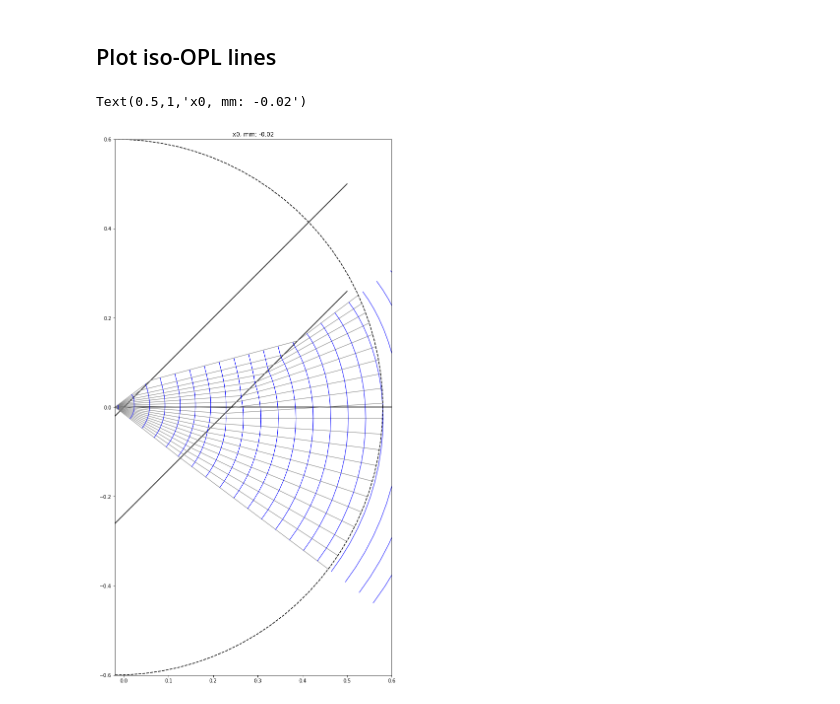
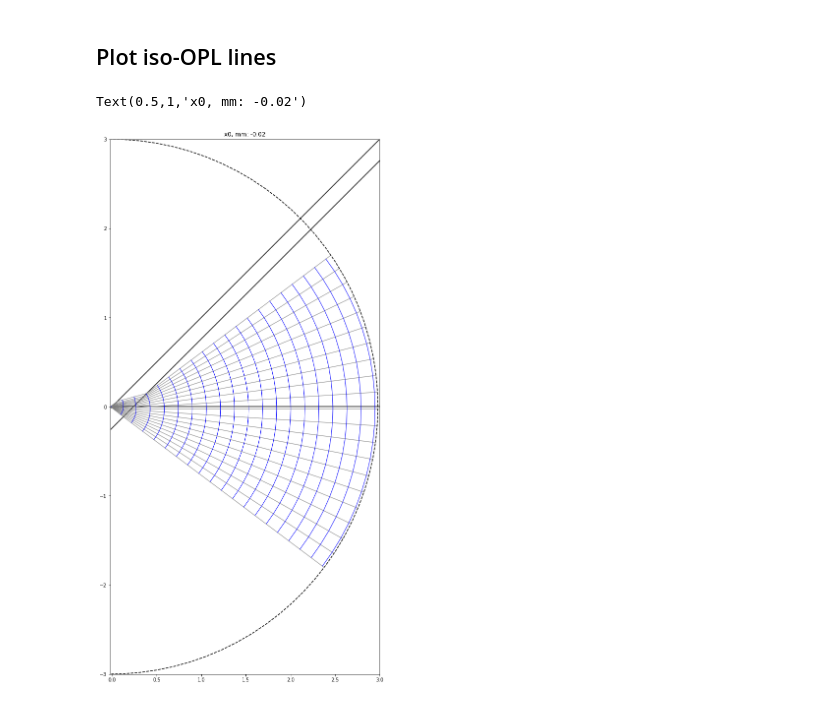
Before and after one commit to nvladimus/refractive_index_mismatch, a Jupyter notebook: OPD_rayTracing_tiltedCoverslip_2D-v2.0.ipynb, the cells around one changed output. Cells and saved outputs as stored; diff of their text form; code cells hidden in the pictures.

```diff
--- a/OPD_rayTracing_tiltedCoverslip_2D-v2.0.ipynb
+++ b/OPD_rayTracing_tiltedCoverslip_2D-v2.0.ipynb
@@ -114,7 +114,7 @@ def ref_sphere(x0, y0, r):
 i_medium = 0 #water
 n_media = n_mediaArray[i_medium]
 x0, y0 = source_posX_mm, source_posY_mm
-R_refSphere_mm = 0.6
+R_refSphere_mm = 3.0
 
 fig, ax = plt.subplots(1,1,figsize = (10,10))
 x_min = -0.1
@@ -136,7 +136,6 @@ ax.plot([x2, x3_refSphere], [y2, y3_refSphere],color = 'gray',lw = 1)
 ax.plot(x_sphere,y_sphere, '--b')
 ax.set_xlim([x0, x_max])
 ax.set_ylim([-R_refSphere_mm, R_refSphere_mm])
-ax.text(0, R_refSphere_mm*0.9, mediaLabel[i_medium])
 ax.set_title('x0, mm: ' + str(x0))
 # %% [output]
 Text(0.5,1,'x0, mm: -0.02')
@@ -145,7 +144,7 @@ Text(0.5,1,'x0, mm: -0.02')
 ## Plot iso-OPL lines
 # %%
 #for a given OPL value (mm), find (x_iso, y_iso) coordinates where this OPL is reached, for every ray.
-opl_max_mm = 1
+opl_max_mm = n_media*R_refSphere_mm
 opl_vacuum_mm_array = np.linspace(0.01, opl_max_mm, 20)
 x_iso_opl = np.zeros((len(opl_vacuum_mm_array),len(thetaRadArray)))
 y_iso_opl = np.zeros((len(opl_vacuum_mm_array),len(thetaRadArray)))
@@ -170,23 +169,23 @@ for i_opl in range(len(opl_vacuum_mm_array)):
 # %%
 fig, ax = plt.subplots(1,1,figsize = (20,20))
 x_min = -0.1
-x_max = 0.5
+x_max = R_refSphere_mm
 ax.plot([x_min, x_max],[S1(x_min), S1(x_max)],'-k')
 ax.plot([x_min, x_max],[S2(x_min), S2(x_max)],'-k')
 ax.axhline(y=0, color='k')
 ax.set_aspect('equal', 'box')
 
 ax.plot([x0*np.ones(len(thetaRadArray)), x1], [y0*np.ones(len(thetaRadArray)), y1],color = 'gray',lw = 1)
 ax.plot([x1, x2], [y1, y2],color = 'gray',lw = 1)
 ax.plot([x2, x3_refSphere], [y2, y3_refSphere],color = 'gray',lw = 1)
 ax.plot(x_iso_opl.T, y_iso_opl.T, '-b',lw = 1)
 
 (x_sphere,y_sphere) = ref_sphere(x0, y0, R_refSphere_mm)
 ax.plot(x_sphere,y_sphere, '--k')
 
 ax.set_xlim([x0, R_refSphere_mm])
 ax.set_ylim([-R_refSphere_mm, R_refSphere_mm])
 ax.set_title('x0, mm: ' + str(x0))
 # %% [output]
 Text(0.5,1,'x0, mm: -0.02')
-[figure, old version]
+[figure, new version]
```
Also changed, not shown: parts of 5 cells of this notebook.
